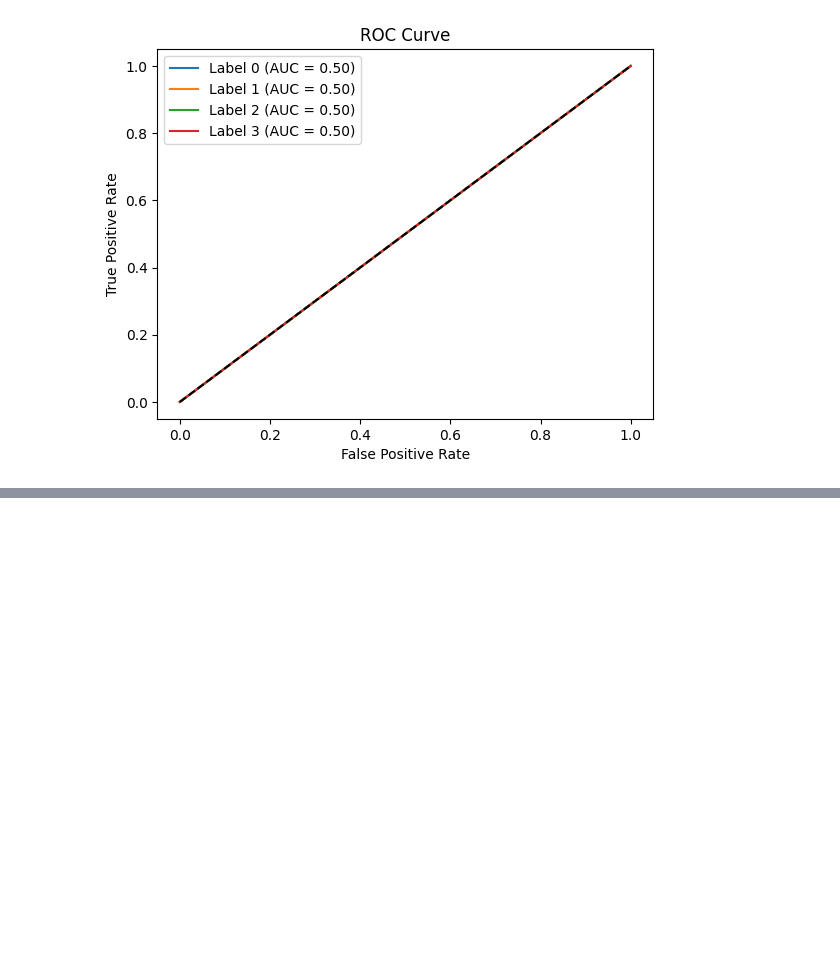
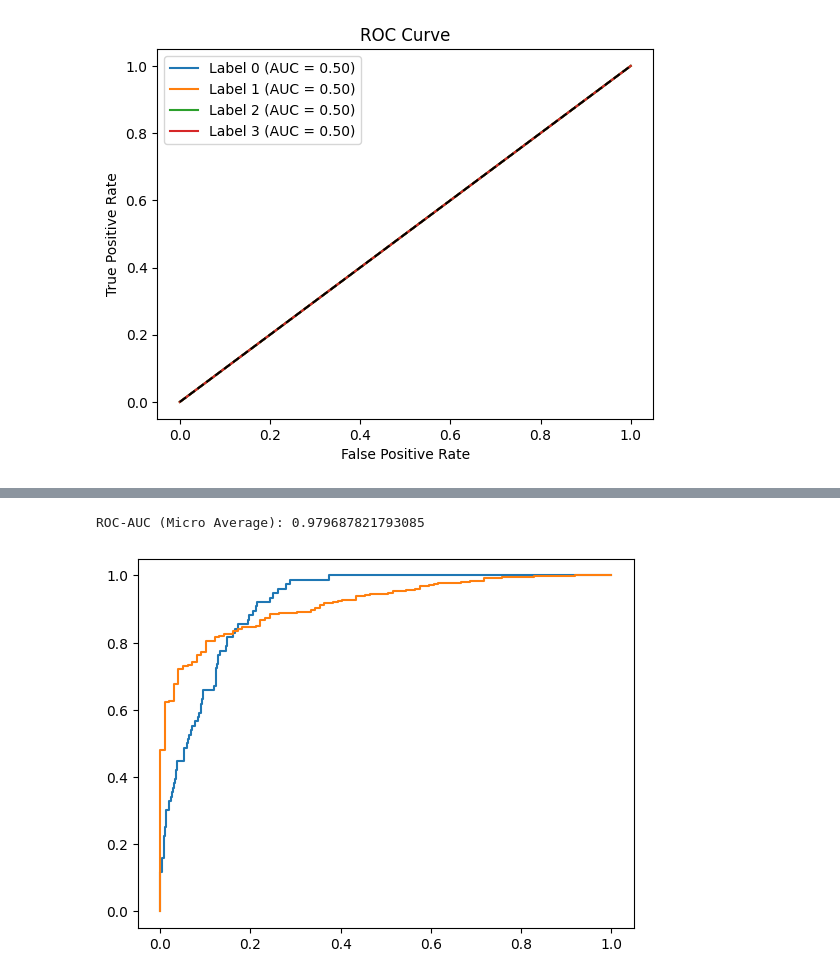
Before and after one commit to hannuuuus/adl_german_news, a Jupyter notebook: crawler and data/src/preprocess data/adl_algorithm/own_dl_algo.ipynb, the cells around one changed output, grey strips where cells are left out. Cells and saved outputs as stored; diff of their text form; code cells hidden in the pictures; blank space fills up the shorter version.

```diff
--- a/crawler and data/src/preprocess data/adl_algorithm/own_dl_algo.ipynb
+++ b/crawler and data/src/preprocess data/adl_algorithm/own_dl_algo.ipynb
@@ -552,0 +682,6 @@ plt.show()
+# %%
+test_loss, test_accuracy = model.evaluate(X_test_tfidf.toarray(), y_test.values)
+print(f"Test Accuracy= {round(test_accuracy,2)*100}%\n Test Loss= {round(test_loss,2)}")
+test_pred = model.predict(X_test_tfidf.toarray())
+report = classification_report(y_test.values, (test_pred > 0.5).astype(int))
+print(report)
@@ -552,0 +702,16 @@ plt.show()
+# %%
+from sklearn.metrics import roc_auc_score
+
+roc_auc = roc_auc_score(y_test.values, test_pred, average="micro")
+print(f"ROC-AUC (Micro Average): {roc_auc}")
+# %% [output]
+ROC-AUC (Micro Average): 0.979687821793085
+# %%
+from sklearn.metrics import roc_curve, auc
+
+for i in range(num_labels):
+    fpr, tpr, _ = roc_curve(y_test.values[:, i], test_pred[:, i])
+    roc_auc = auc(fpr, tpr)
+    plt.plot(fpr, tpr, label=f"Label {i} (AUC = {roc_auc:.2f})")
+# %% [output]
+[figure, added]
```
Also changed, not shown: parts of 24 cells of this notebook.
